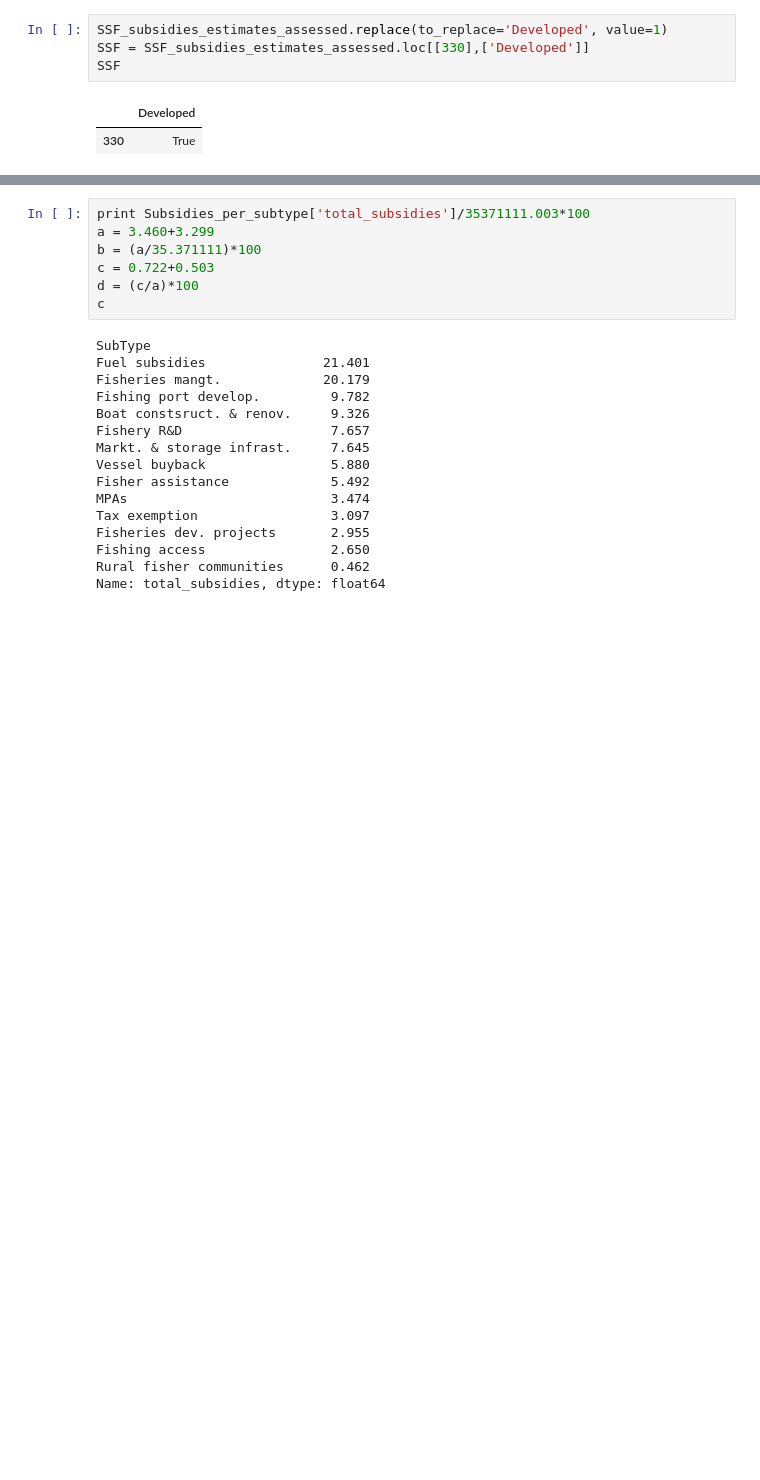
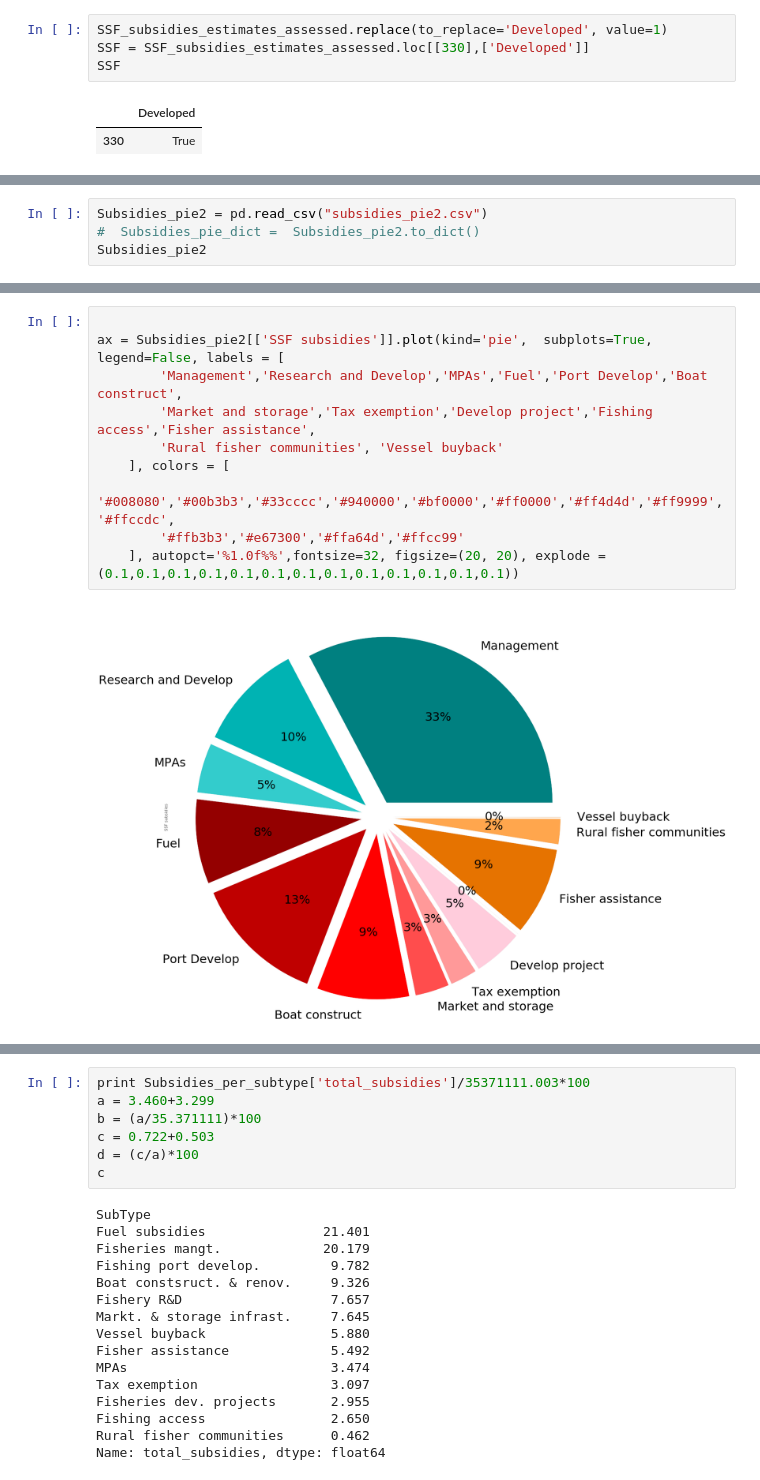
Before and after one commit to annaschu/subsidies, a Jupyter notebook: SSF subsidies capped.ipynb, the cells around one changed output, grey strips where cells are left out. Cells and saved outputs as stored; diff of their text form; blank space fills up the shorter version.

```diff
--- a/SSF subsidies capped.ipynb
+++ b/SSF subsidies capped.ipynb
@@ -597,0 +618,4 @@ Rural fisher communities             0.164
+# %%
+Subsidies_pie2 = pd.read_csv("subsidies_pie2.csv")
+#  Subsidies_pie_dict =  Subsidies_pie2.to_dict()
+Subsidies_pie2
@@ -597,0 +637,12 @@ Rural fisher communities             0.164
+# %%
+
+ax = Subsidies_pie2[['SSF subsidies']].plot(kind='pie',  subplots=True, legend=False, labels = [
+        'Management','Research and Develop','MPAs','Fuel','Port Develop','Boat construct',
+        'Market and storage','Tax exemption','Develop project','Fishing access','Fisher assistance',
+        'Rural fisher communities', 'Vessel buyback'
+    ], colors = [
+        '#008080','#00b3b3','#33cccc','#940000','#bf0000','#ff0000','#ff4d4d','#ff9999','#ffccdc',
+        '#ffb3b3','#e67300','#ffa64d','#ffcc99'
+    ], autopct='%1.0f%%',fontsize=32, figsize=(20, 20), explode = (0.1,0.1,0.1,0.1,0.1,0.1,0.1,0.1,0.1,0.1,0.1,0.1,0.1))
+# %% [output]
+[figure, added]
```
Also changed, not shown: parts of 17 cells of this notebook, 29 other files.
